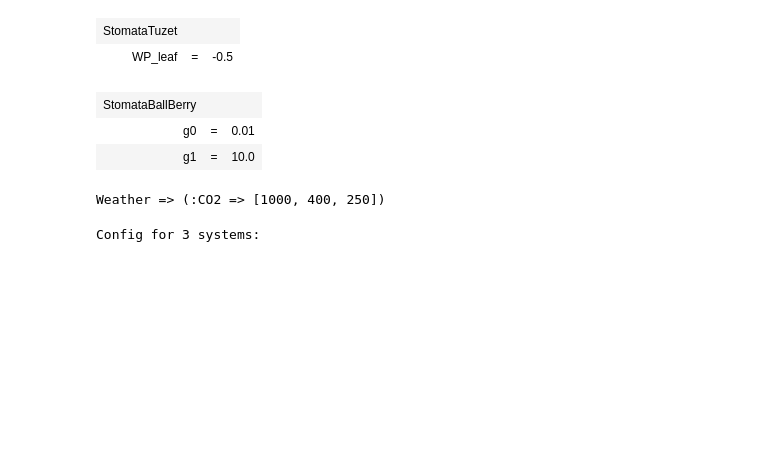
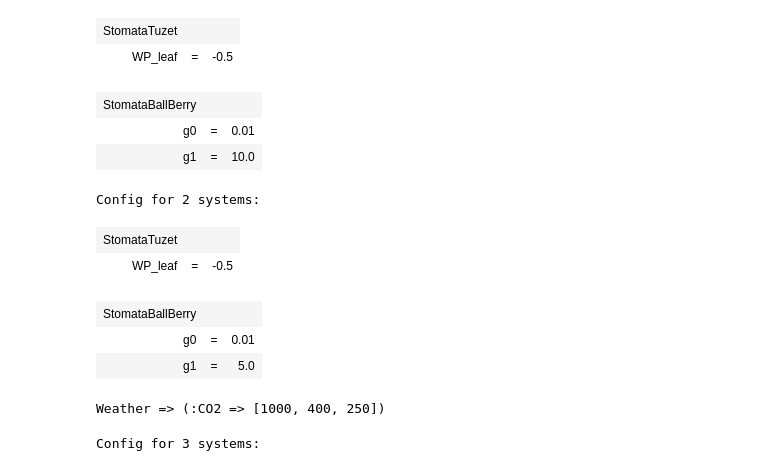
Before and after one commit to uwkimlab/plant_ecophys, a Jupyter notebook: models/02-AQ_and_more.ipynb, the cells around one changed output. Drawn from its saved outputs; the diff is of its cells as text; code cells hidden in the pictures; blank space fills up the shorter version.

```diff
--- a/models/02-AQ_and_more.ipynb
+++ b/models/02-AQ_and_more.ipynb
@@ -51,6 +51,18 @@ Config for 2 systems:
 | StomataBallBerry |  |  |
 | g0 | = | 0.01 |
 | g1 | = | 10.0 |
+# %%
+ge_C4stomata = @config (
+    :StomataTuzet => :WP_leaf => -0.5,
+    :StomataBallBerry => (g0 = 0.01, g1 = 5.0,)
+    )
+# %% [output]
+Config for 2 systems:
+| StomataTuzet |  |  |
+| WP_leaf | = | -0.5 |
+| StomataBallBerry |  |  |
+| g0 | = | 0.01 |
+| g1 | = | 5.0 |
 # %%
 using LeafGasExchange: Weather
 CO2_group = Weather => :CO2   => [1000, 400, 250]
```
Also changed, not shown: parts of 21 cells of this notebook, 1 other file.
